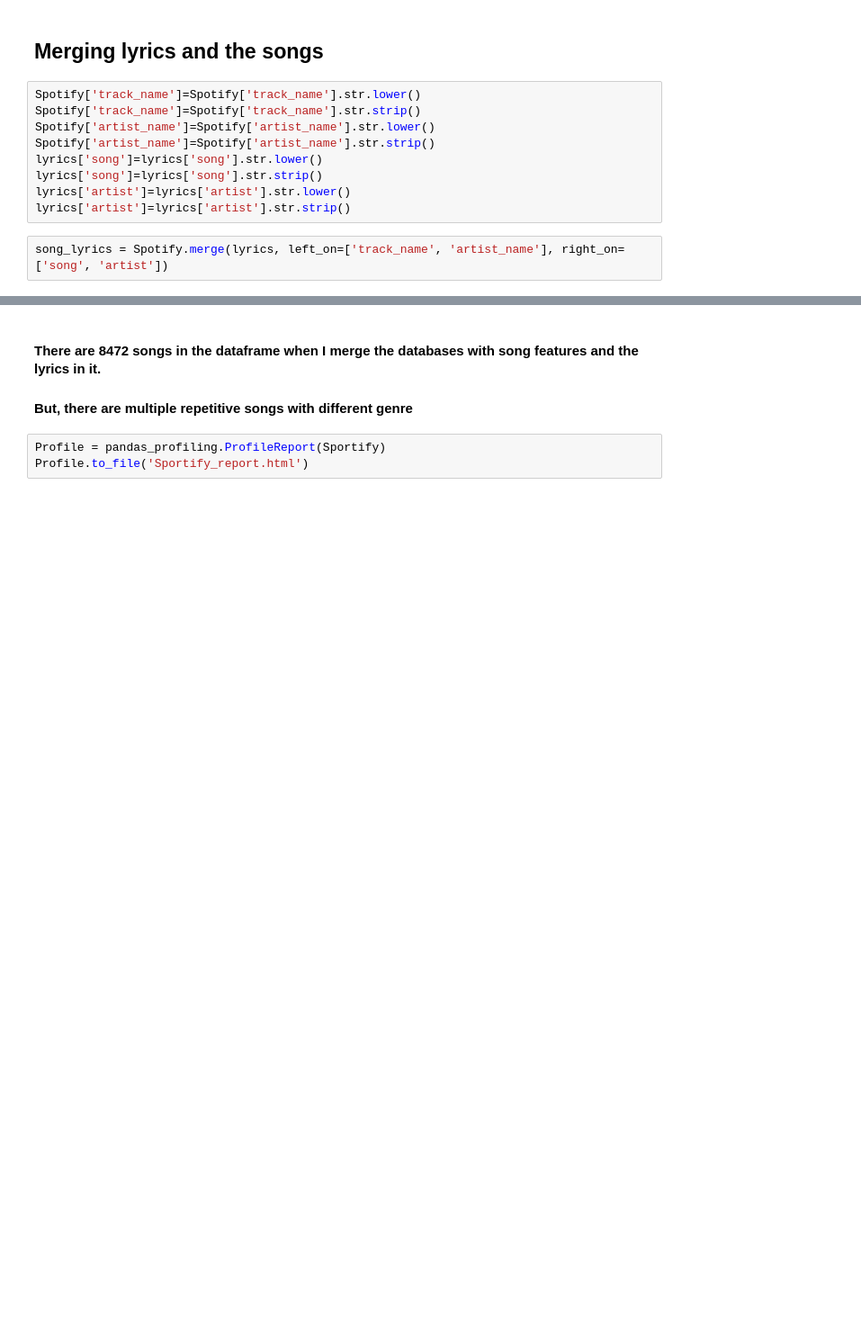
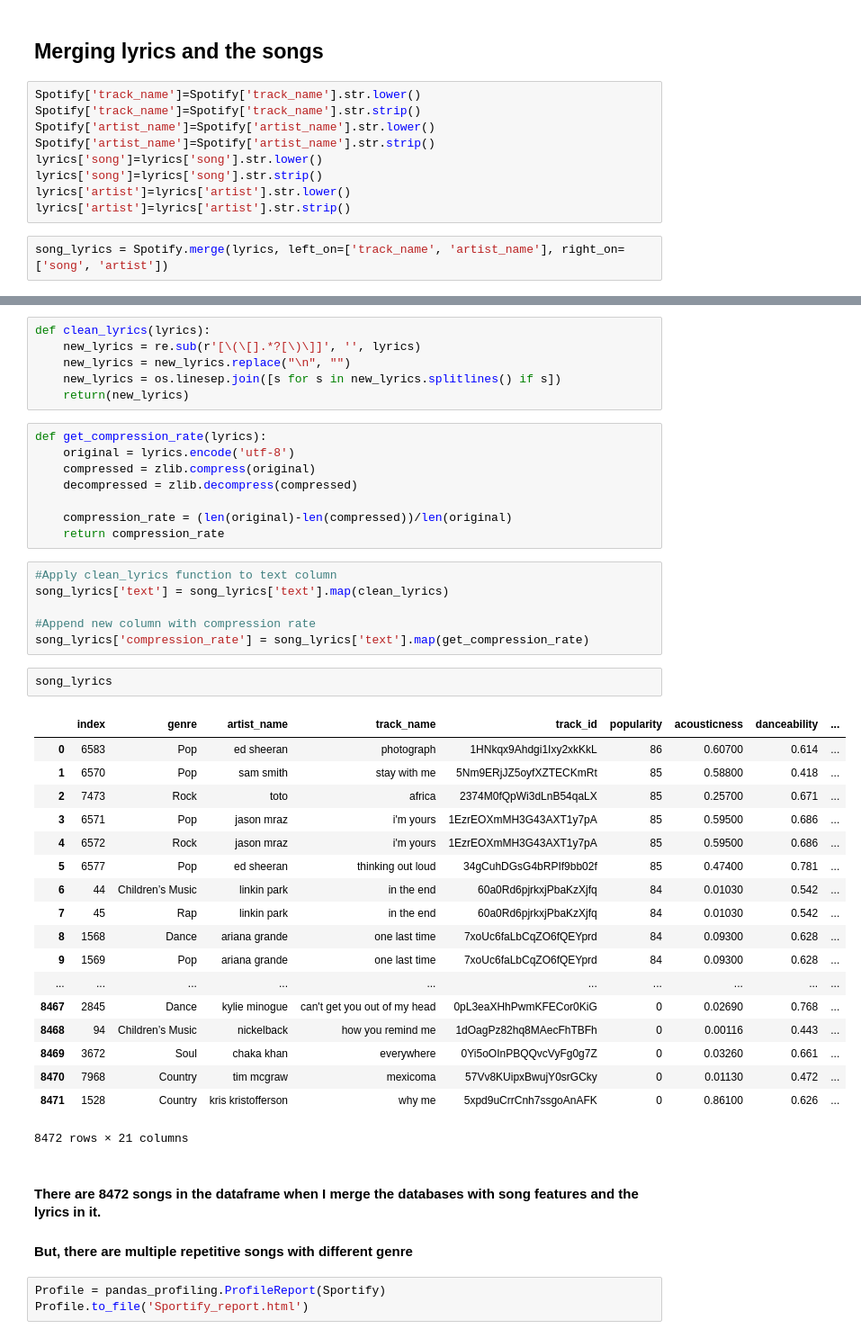
Before and after one commit to CCMM241/Machine_Learning_A3, a Jupyter notebook: ML-Project.ipynb, the cells around one changed output, grey strips where cells are left out. Shown: that part at 90% size. Drawn from its saved outputs; the diff is of its cells as text; blank space fills up the shorter version.

```diff
--- a/ML-Project.ipynb
+++ b/ML-Project.ipynb
@@ -50,3 +61,44 @@ song_lyrics.shape
+# %%
+def clean_lyrics(lyrics):
+    new_lyrics = re.sub(r'[\(\[].*?[\)\]]', '', lyrics)
+    new_lyrics = new_lyrics.replace("\n", "")
+    new_lyrics = os.linesep.join([s for s in new_lyrics.splitlines() if s])
+    return(new_lyrics)
+# %%
+def get_compression_rate(lyrics):
+    original = lyrics.encode('utf-8')
+    compressed = zlib.compress(original)
+    decompressed = zlib.decompress(compressed)
+
+    compression_rate = (len(original)-len(compressed))/len(original)
+    return compression_rate
+# %%
+#Apply clean_lyrics function to text column
+song_lyrics['text'] = song_lyrics['text'].map(clean_lyrics)
+
+#Append new column with compression rate
+song_lyrics['compression_rate'] = song_lyrics['text'].map(get_compression_rate)
+# %%
+song_lyrics
+# %% [output]
+|  | index | genre | artist_name | track_name | track_id | popularity | acousticness | danceability | ... |
+| 0 | 6583 | Pop | ed sheeran | photograph | 1HNkqx9Ahdgi1Ixy2xkKkL | 86 | 0.60700 | 0.614 | ... |
+| 1 | 6570 | Pop | sam smith | stay with me | 5Nm9ERjJZ5oyfXZTECKmRt | 85 | 0.58800 | 0.418 | ... |
+| 2 | 7473 | Rock | toto | africa | 2374M0fQpWi3dLnB54qaLX | 85 | 0.25700 | 0.671 | ... |
+| 3 | 6571 | Pop | jason mraz | i'm yours | 1EzrEOXmMH3G43AXT1y7pA | 85 | 0.59500 | 0.686 | ... |
+| 4 | 6572 | Rock | jason mraz | i'm yours | 1EzrEOXmMH3G43AXT1y7pA | 85 | 0.59500 | 0.686 | ... |
+| 5 | 6577 | Pop | ed sheeran | thinking out loud | 34gCuhDGsG4bRPIf9bb02f | 85 | 0.47400 | 0.781 | ... |
+| 6 | 44 | Children’s Music | linkin park | in the end | 60a0Rd6pjrkxjPbaKzXjfq | 84 | 0.01030 | 0.542 | ... |
+| 7 | 45 | Rap | linkin park | in the end | 60a0Rd6pjrkxjPbaKzXjfq | 84 | 0.01030 | 0.542 | ... |
+| 8 | 1568 | Dance | ariana grande | one last time | 7xoUc6faLbCqZO6fQEYprd | 84 | 0.09300 | 0.628 | ... |
+| 9 | 1569 | Pop | ariana grande | one last time | 7xoUc6faLbCqZO6fQEYprd | 84 | 0.09300 | 0.628 | ... |
+| ... | ... | ... | ... | ... | ... | ... | ... | ... | ... |
+| 8467 | 2845 | Dance | kylie minogue | can't get you out of my head | 0pL3eaXHhPwmKFECor0KiG | 0 | 0.02690 | 0.768 | ... |
+| 8468 | 94 | Children’s Music | nickelback | how you remind me | 1dOagPz82hq8MAecFhTBFh | 0 | 0.00116 | 0.443 | ... |
+| 8469 | 3672 | Soul | chaka khan | everywhere | 0Yi5oOInPBQQvcVyFg0g7Z | 0 | 0.03260 | 0.661 | ... |
+| 8470 | 7968 | Country | tim mcgraw | mexicoma | 57Vv8KUipxBwujY0srGCky | 0 | 0.01130 | 0.472 | ... |
+| 8471 | 1528 | Country | kris kristofferson | why me | 5xpd9uCrrCnh7ssgoAnAFK | 0 | 0.86100 | 0.626 | ... |
+8472 rows × 21 columns
 # %% [markdown]
 #### There are 8472 songs in the dataframe when I merge the databases with song features and the lyrics in it.
 #### But, there are multiple repetitive songs with different genre
```
Also changed, not shown: parts of 7 cells of this notebook, 1 other file.
